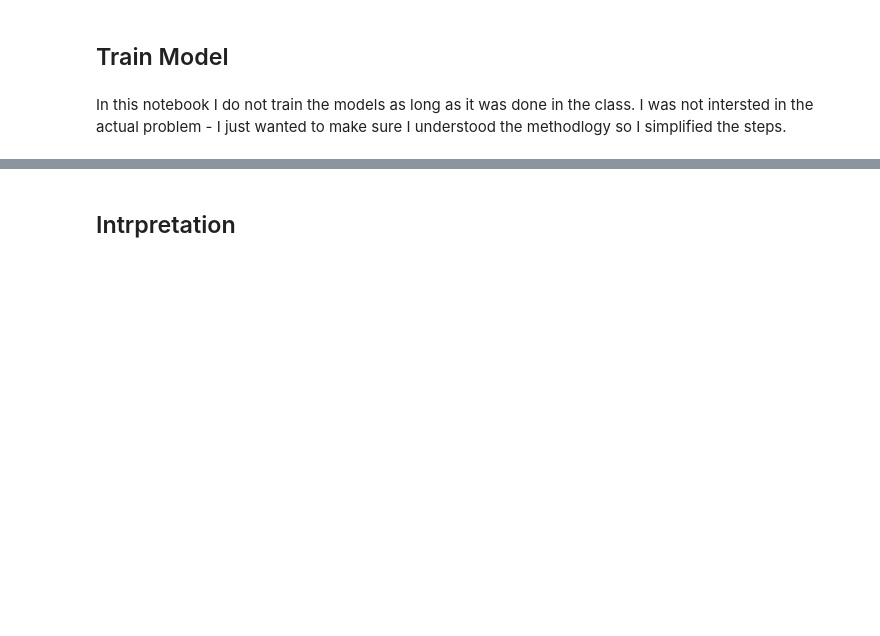
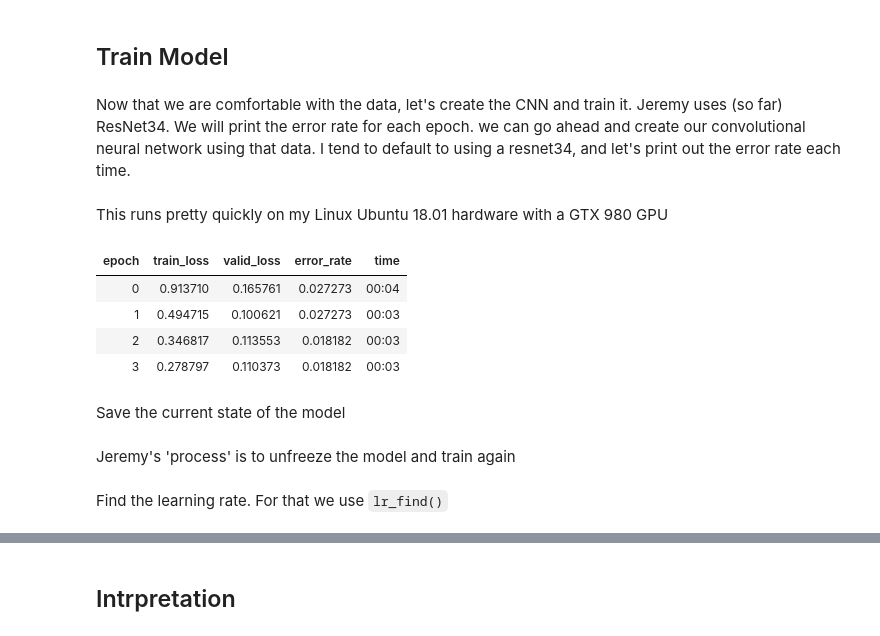
Before and after one commit to gaseosaluz/fastaiv3, a Jupyter notebook: nbs/dl1/lesson2-download-notes_exp.ipynb, the cells around one changed output, grey strips where cells are left out. Cells and saved outputs as stored; diff of their text form; code cells hidden in the pictures; blank space fills up the shorter version.

Commit message:
Updated my lesson2 notebook

```diff
--- a/nbs/dl1/lesson2-download-notes_exp.ipynb
+++ b/nbs/dl1/lesson2-download-notes_exp.ipynb
@@ -125,14 +204,28 @@ data.classes, data.c, len(data.train_ds), len(data.valid_ds)
 # %% [markdown]
 ## Train Model
-# %% [markdown]
-In this notebook I do not train the models as long as it was done in the class. I was not intersted in the actual problem - I just wanted to make sure I understood the methodlogy so I simplified the steps.
+# %% [markdown]
+Now that we are comfortable with the data, let's create the CNN and train it. Jeremy uses (so far) ResNet34. We will print the error rate for each epoch.  we can go ahead and create our convolutional neural network using that data. I tend to default to using a resnet34, and let's print out the error rate each time.
 # %%
 learn = cnn_learner(data, models.resnet34, metrics=error_rate)
+# %% [markdown]
+This runs pretty quickly on my Linux Ubuntu 18.01 hardware with a GTX 980 GPU
 # %%
-learn.fit_one_cycle(1)
+learn.fit_one_cycle(4)
+# %% [output]
+| epoch | train_loss | valid_loss | error_rate | time |
+| 0 | 0.913710 | 0.165761 | 0.027273 | 00:04 |
+| 1 | 0.494715 | 0.100621 | 0.027273 | 00:03 |
+| 2 | 0.346817 | 0.113553 | 0.018182 | 00:03 |
+| 3 | 0.278797 | 0.110373 | 0.018182 | 00:03 |
+# %% [markdown]
+Save the current state of the model
 # %%
 learn.save('stage-1')
+# %% [markdown]
+Jeremy's 'process' is to unfreeze the model and train again
 # %%
 learn.unfreeze()
+# %% [markdown]
+Find the learning rate. For that we use `lr_find()`
 # %%
 learn.lr_find()
```
Also changed, not shown: parts of 25 cells of this notebook.
